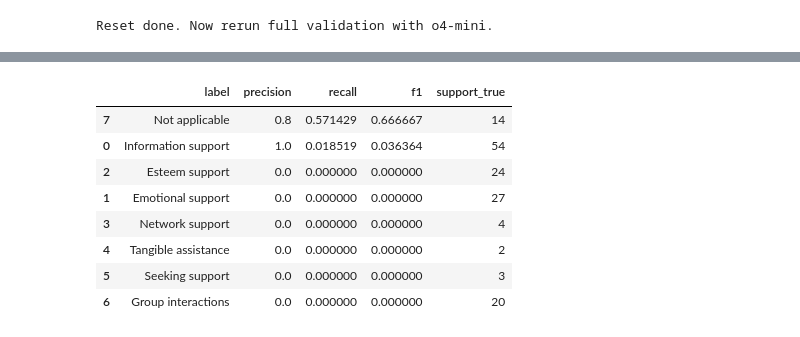
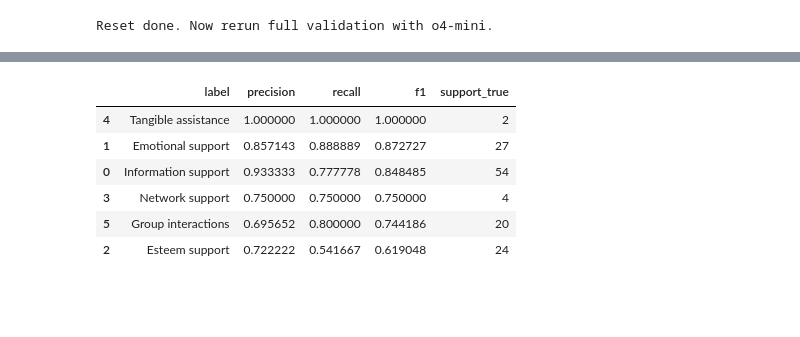
Before and after one commit to Sanjeev2601/ambivalent-stories, a Jupyter notebook: jupyter-notebooks/classification/ambivalent_comment.ipynb, the cells around one changed output, grey strips where cells are left out. Drawn from its saved outputs; the diff is of its cells as text; code cells hidden in the pictures; blank space fills up the shorter version.

Commit message:
Multi-Label Classification - gpt-oss

```diff
--- a/jupyter-notebooks/classification/ambivalent_comment.ipynb
+++ b/jupyter-notebooks/classification/ambivalent_comment.ipynb
@@ -36,15 +49,15 @@ from pydantic import BaseModel
 from typing_extensions import Literal
 from openai import OpenAI
 
-load_dotenv()
-assert os.getenv("OPENAI_API_KEY"), "OPENAI_API_KEY not found in environment or .env"
+# load_dotenv()
+# assert os.getenv("OPENAI_API_KEY"), "OPENAI_API_KEY not found in environment or .env"
 
-client = OpenAI()
+# client = OpenAI()
 # %% [markdown]
 ## 2. Loading files and definitions
 # %%
 TRAIN_PATH = "../../data/train.csv"
-VALID_PATH = "../../data/valid.csv"
+VALID_PATH = "../../data/valid_86.csv"
 
 train_df = pd.read_csv(TRAIN_PATH)
 valid_df = pd.read_csv(VALID_PATH)
@@ -415,6 +482,6 @@ whisper-1
 # %%
-MODEL = "gpt-4.1-mini"
-i = 3
+MODEL = "openai/gpt-oss-120b:groq"
+i = 5
 full_prompt_text = valid_df.iloc[i]["prompt"]
 
 print("Row:", i)
@@ -477,7 +541,7 @@ FINAL LABELS (forced):
 import concurrent.futures as cf
 from tqdm import tqdm
 
-MODEL = "gpt-4.1-mini"
+MODEL = "openai/gpt-oss-120b:groq"
 MAX_WORKERS = 1   # start low; increase only if you stop seeing 429s
 
 ERROR_COL = "llm_error"
@@ -583,7 +647,7 @@ with cf.ThreadPoolExecutor(max_workers=MAX_WORKERS) as ex:
             valid_df.at[i, ERROR_COL] = str(e)
 
 # Save once
-OUT_PATH = "valid_with_predictions_4mini.csv"
+OUT_PATH = "valid_with_predictions_goss_v86.csv"
 valid_df.to_csv(OUT_PATH, index=False)
 print("Saved:", OUT_PATH)
 print(f"Left existing 'Tags' untouched. Errors are in '{ERROR_COL}'.")
@@ -977,10 +1229,13 @@ import numpy as np
 import pandas as pd
 
 from sklearn.preprocessing import MultiLabelBinarizer
-from sklearn.metrics import precision_score, recall_score, f1_score, classification_report, precision_recall_fscore_support
+from sklearn.metrics import (
+    precision_score, recall_score, f1_score,
+    classification_report, precision_recall_fscore_support
+)
 
 # ====== 1) LOAD YOUR FILE ======
-IN_PATH = "valid_with_predictions_o4mini.csv"
+IN_PATH = "valid_with_predictions_4mini.csv"
 df = pd.read_csv(IN_PATH)
 
 print("Loaded:", IN_PATH)
@@ -998,17 +1253,19 @@ ALL_LABELS = [
     "Group interactions",
     "Not applicable",
 ]
-LABEL_SET = set(ALL_LABELS)
+
+EXCLUDE_LABELS = {"Not applicable", "Seeking support"}
+EVAL_LABELS = [lab for lab in ALL_LABELS if lab not in EXCLUDE_LABELS]
 
 # map for case/spacing normalization
 _norm_map = {lab.lower().strip(): lab for lab in ALL_LABELS}
 
-def normalize_label(t: str) -> str | None:
+def normalize_label(t: str):
     t2 = str(t).strip()
     if not t2:
         return None
     key = t2.lower().strip()
-    return _norm_map.get(key, None)  # returns canonical label or None if unknown
+    return _norm_map.get(key, None)  # canonical label or None if unknown
 
 # ====== 3) PARSE TAG STRINGS ======
 def parse_labels(x):
@@ -1047,6 +1304,7 @@ def parse_labels(x):
         canon = normalize_label(t)
         if canon is not None:
             out.append(canon)
+
     # de-dup while preserving order
     seen = set()
     out2 = []
@@ -1060,16 +1318,26 @@ def parse_labels(x):
 assert "Tags" in df.columns, "Missing ground-truth column: Tags"
 assert "predicted_labels_yes" in df.columns, "Missing prediction column: predicted_labels_yes"
 
-y_true_list = df["Tags"].apply(parse_labels).tolist()
-y_pred_list = df["predicted_labels_yes"].apply(parse_labels).tolist()
+y_true_list_all = df["Tags"].apply(parse_labels).tolist()
+y_pred_list_all = df["predicted_labels_yes"].apply(parse_labels).tolist()
 
-# (Optional) sanity check: how many rows have empty GT/pred after parsing?
-print("\nEmpty ground-truth rows:", sum(len(x)==0 for x in y_true_list))
-print("Empty prediction rows:", sum(len(x)==0 for x in y_pred_list))
+print("\nEmpty ground-truth rows:", sum(len(x) == 0 for x in y_true_list_all))
+print("Empty prediction rows:", sum(len(x) == 0 for x in y_pred_list_all))
 
-mlb = MultiLabelBinarizer(classes=ALL_LABELS)
+# --- Filter OUT excluded labels at the list level (optional but keeps things clean)
+def drop_excluded(labels):
+    return [t for t in labels if t not in EXCLUDE_LABELS]
+
+y_true_list = [drop_excluded(x) for x in y_true_list_all]
+y_pred_list = [drop_excluded(x) for x in y_pred_list_all]
+
+# Binarize ONLY over evaluation labels
+mlb = MultiLabelBinarizer(classes=EVAL_LABELS)
 Y_true = mlb.fit_transform(y_true_list)
 Y_pred = mlb.transform(y_pred_list)
+
+print("\nEvaluating on labels (excluded: Not applicable, Seeking support):")
+print(mlb.classes_)
 
 # ====== 5) OVERALL METRICS ======
 scores = {
@@ -1086,12 +1354,14 @@ scores = {
     "samples_f1":        f1_score(Y_true, Y_pred, average="samples", zero_division=0),
 }
 
-print("\nOverall Precision \\& Recall \\& F1")
+print("\nOverall Precision \\& Recall \\& F1 (EXCLUDING Not applicable + Seeking support)")
 for k, v in scores.items():
     print(f"{k}: {v:.4f}")
 
 # ====== 6) PER-LABEL METRICS ======
-p, r, f1, support = precision_recall_fscore_support(Y_true, Y_pred, average=None, zero_division=0)
+p, r, f1, support = precision_recall_fscore_support(
+    Y_true, Y_pred, average=None, zero_division=0
+)
 
 per_label_df = pd.DataFrame({
     "label": mlb.classes_,
@@ -1101,9 +1371,9 @@ per_label_df = pd.DataFrame({
     "support_true": support
 }).sort_values("f1", ascending=False)
 
-print("\nPer-label metrics:")
+print("\nPer-label metrics (excluded labels removed):")
 display(per_label_df)
 
-print("\nClassification report:")
+print("\nClassification report (excluded labels removed):")
 print(classification_report(Y_true, Y_pred, target_names=mlb.classes_, zero_division=0))
 # %% [output]
@@ -1129,9 +1397,7 @@ Per-label metrics:
 |  | label | precision | recall | f1 | support_true |
-| 7 | Not applicable | 0.8 | 0.571429 | 0.666667 | 14 |
-| 0 | Information support | 1.0 | 0.018519 | 0.036364 | 54 |
-| 2 | Esteem support | 0.0 | 0.000000 | 0.000000 | 24 |
-| 1 | Emotional support | 0.0 | 0.000000 | 0.000000 | 27 |
-| 3 | Network support | 0.0 | 0.000000 | 0.000000 | 4 |
-| 4 | Tangible assistance | 0.0 | 0.000000 | 0.000000 | 2 |
-| 5 | Seeking support | 0.0 | 0.000000 | 0.000000 | 3 |
-| 6 | Group interactions | 0.0 | 0.000000 | 0.000000 | 20 |
+| 4 | Tangible assistance | 1.000000 | 1.000000 | 1.000000 | 2 |
+| 1 | Emotional support | 0.857143 | 0.888889 | 0.872727 | 27 |
+| 0 | Information support | 0.933333 | 0.777778 | 0.848485 | 54 |
+| 3 | Network support | 0.750000 | 0.750000 | 0.750000 | 4 |
+| 5 | Group interactions | 0.695652 | 0.800000 | 0.744186 | 20 |
+| 2 | Esteem support | 0.722222 | 0.541667 | 0.619048 | 24 |
```
Also changed, not shown: parts of 17 cells of this notebook, 9 other files.
